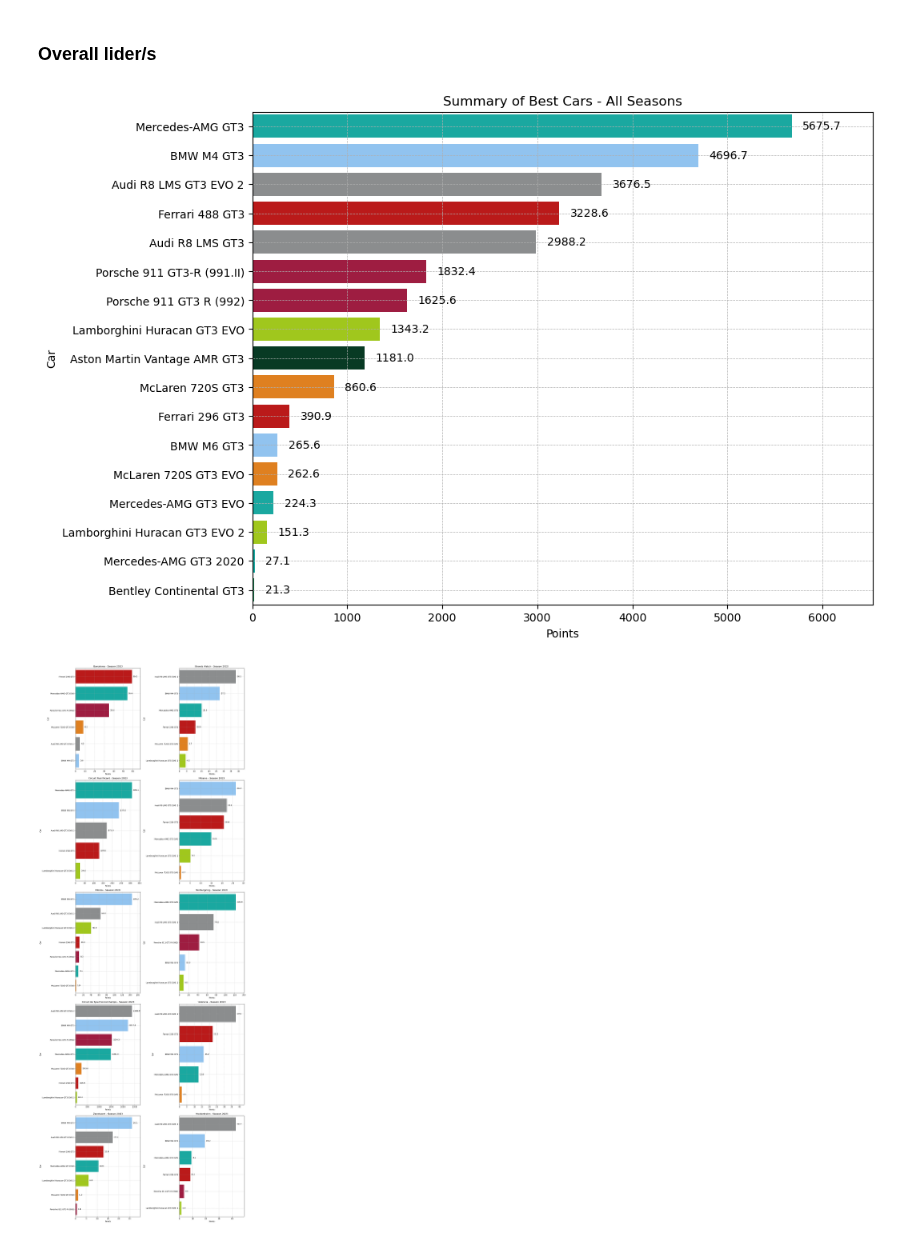
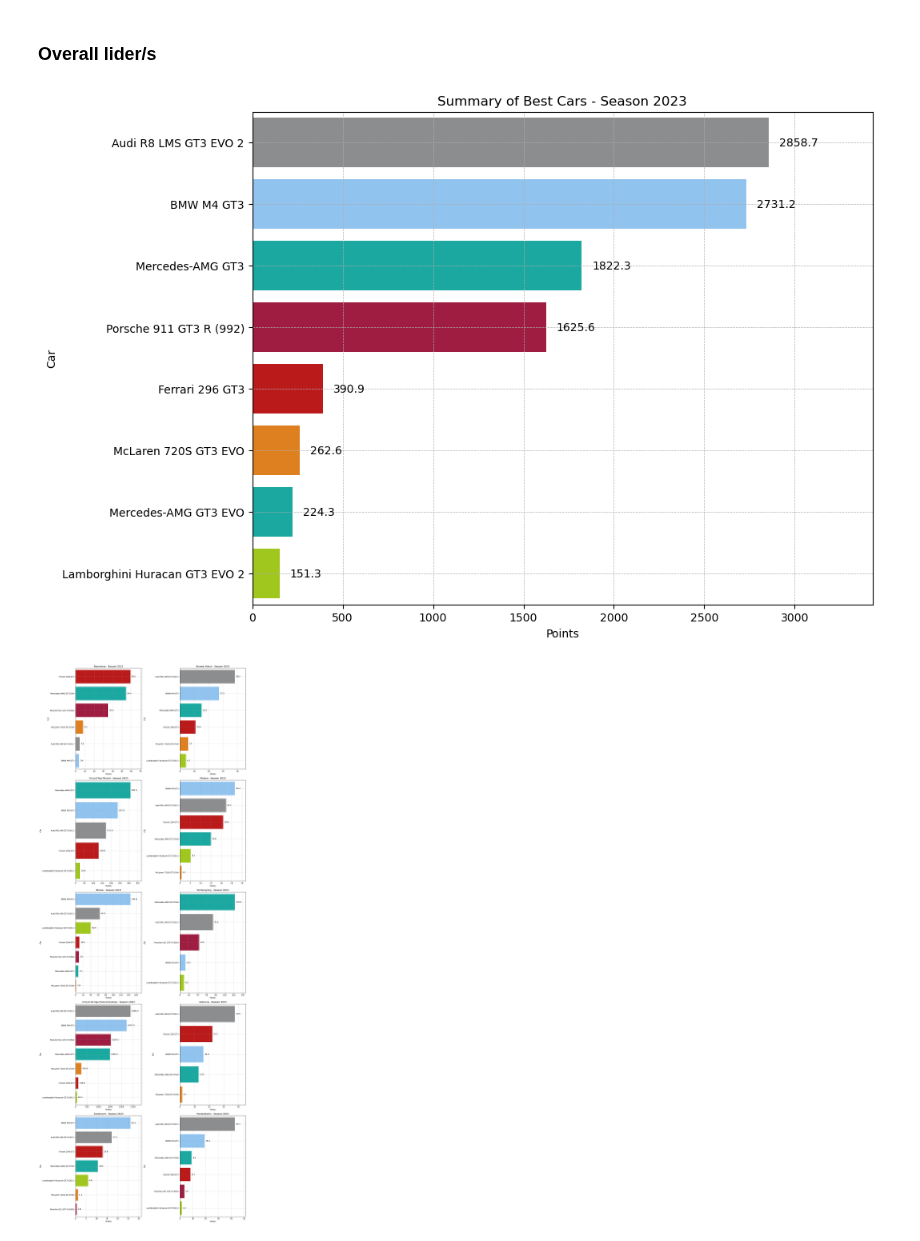
Before and after one commit to S0la1re/GT-World-Challenge-Europe-Data-Analysis, a Jupyter notebook: data_analysis.ipynb, the cells around one changed output. Cells and saved outputs as stored; diff of their text form; code cells hidden in the pictures.

```diff
--- a/data_analysis.ipynb
+++ b/data_analysis.ipynb
@@ -226,7 +226,7 @@ def plot_individual_track(data, ax, title):
 
 def adjust_text_positions(ax, points):
     max_points = points.max()
-    ax.set_xlim(0, max_points * 1.15)  # Увеличиваем максимум на 15% для текста
+    ax.set_xlim(0, max_points * 1.20)  # Увеличиваем максимум на 20% для текста
 
     for i, point in enumerate(points):
         x_position = point + max_points * 0.02  # небольшой отступ справа
@@ -249,33 +249,33 @@ def plot_tracks(df, season, summary=False):
         title_suffix = f"Season {season}"
 
     if summary:
         # Саммари график по всем трассам в выбранном сезоне
         plot_summary(data, title_suffix)
     else:
         # Графики по каждой трассе в сезоне
         unique_meetings = data['Meeting'].unique()
         num_meetings = len(unique_meetings)
         fig, axes = plt.subplots(nrows=(num_meetings + 1) // 2, ncols=2, figsize=(15, 8 * num_meetings // 2))
         axes = axes.flatten()
 
         for i, meeting in enumerate(unique_meetings):
             meeting_data = data[data['Meeting'] == meeting]
             plot_individual_track(meeting_data, axes[i], title=f'{meeting} - {title_suffix}')
 
         # Убираем пустые подграфики, если они есть
         for j in range(i + 1, len(axes)):
             axes[j].set_visible(False)
 
         plt.tight_layout()
         plt.show()
 
 
 
 # Примеры вызова функции
-plot_tracks(normalized_points_sum, 'All', summary=True)  # Суммарный график за все сезоны
+plot_tracks(normalized_points_sum, 2023, summary=True)  # Суммарный график за все сезоны
 plot_tracks(normalized_points_sum, 2023, summary=False)  # Графики для каждой трассы сезона 2021
 
 #plot_tracks(filtered_data_summed, "All", summary=True)  # Суммарный график за все сезоны
 # %% [output]
-[figure, old version]
+[figure, new version]
-[figure, old version]
+[figure, new version]
```
Also changed, not shown: parts of 20 cells of this notebook.
